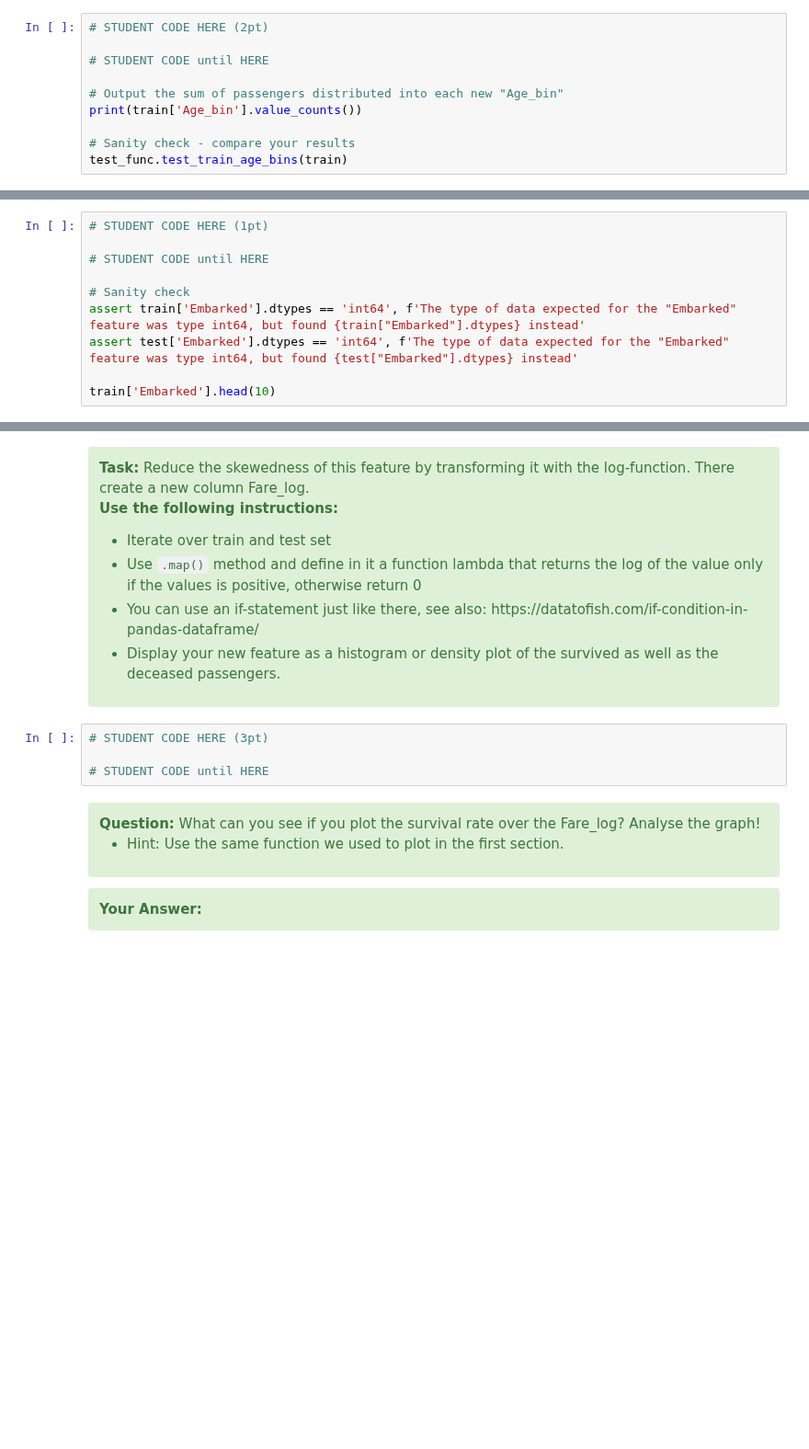
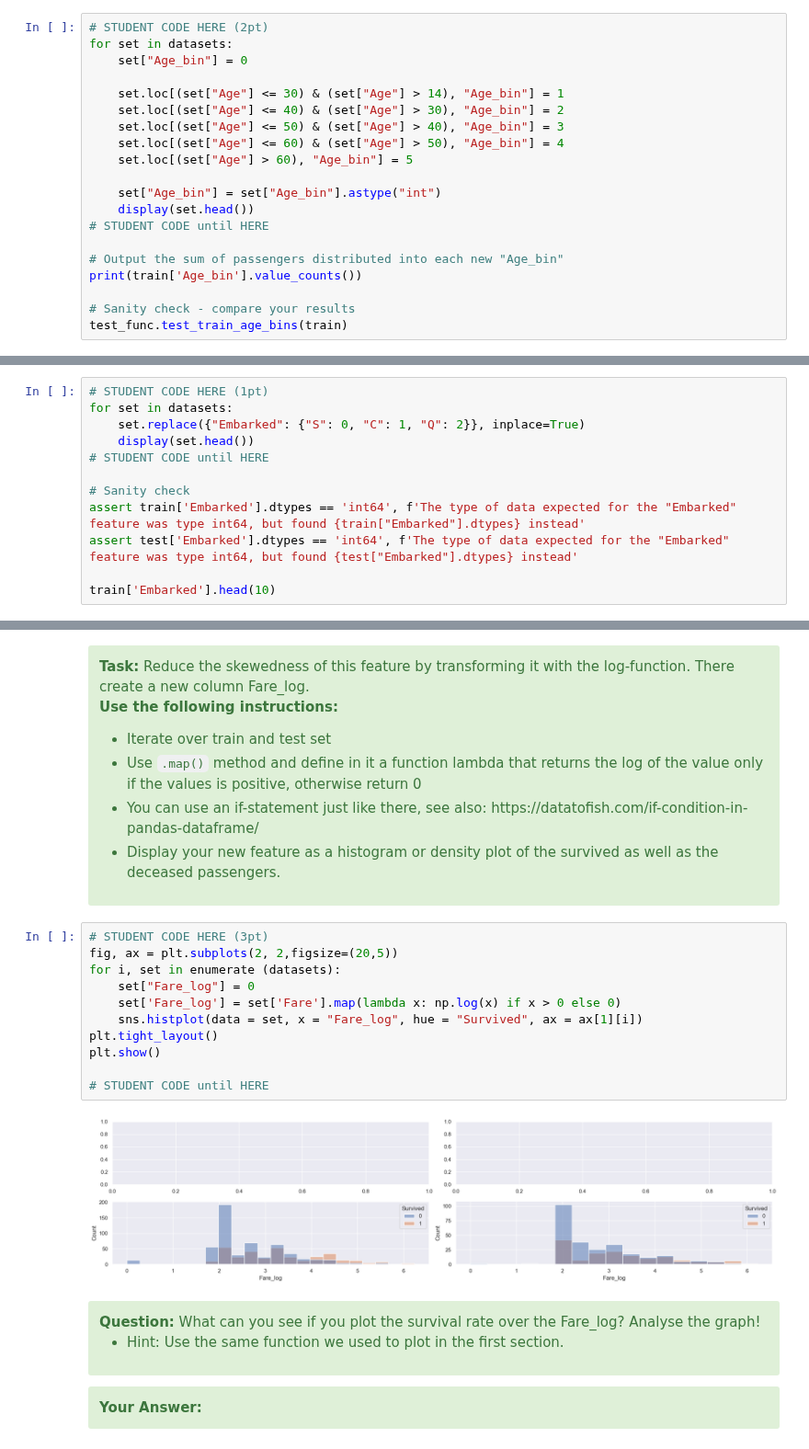
Before and after one commit to anton-seifert/LAMA, a Jupyter notebook: task-2-supervised-learning/Task 3.1 - Preparation.ipynb, the cells around one changed output, grey strips where cells are left out. Shown at 92% size. Drawn from its saved outputs; the diff is of its cells as text; blank space fills up the shorter version.

```diff
--- a/task-2-supervised-learning/Task 3.1 - Preparation.ipynb
+++ b/task-2-supervised-learning/Task 3.1 - Preparation.ipynb
@@ -643,7 +643,17 @@ a.add_legend()
 </div>
 # %%
 # STUDENT CODE HERE (2pt)
+for set in datasets:
+    set["Age_bin"] = 0
 
+    set.loc[(set["Age"] <= 30) & (set["Age"] > 14), "Age_bin"] = 1
+    set.loc[(set["Age"] <= 40) & (set["Age"] > 30), "Age_bin"] = 2
+    set.loc[(set["Age"] <= 50) & (set["Age"] > 40), "Age_bin"] = 3
+    set.loc[(set["Age"] <= 60) & (set["Age"] > 50), "Age_bin"] = 4
+    set.loc[(set["Age"] > 60), "Age_bin"] = 5
+
+    set["Age_bin"] = set["Age_bin"].astype("int")
+    display(set.head())
 # STUDENT CODE until HERE
 
 # Output the sum of passengers distributed into each new "Age_bin"
@@ -662,7 +694,9 @@ test_func.test_train_age_bins(train)
 </div>
 # %%
 # STUDENT CODE HERE (1pt)
-
+for set in datasets:
+    set.replace({"Embarked": {"S": 0, "C": 1, "Q": 2}}, inplace=True)
+    display(set.head())
 # STUDENT CODE until HERE
 
 # Sanity check
@@ -690,10 +751,19 @@ sns.histplot(train['Fare'][train['Survived'] == 1], color='b')
 </li>
 </ul>
 </div>
-# %%
-# STUDENT CODE HERE (3pt)
-
-# STUDENT CODE until HERE
+# %%
+# STUDENT CODE HERE (3pt)
+fig, ax = plt.subplots(2, 2,figsize=(20,5))
+for i, set in enumerate (datasets):
+    set["Fare_log"] = 0
+    set['Fare_log'] = set['Fare'].map(lambda x: np.log(x) if x > 0 else 0)
+    sns.histplot(data = set, x = "Fare_log", hue = "Survived", ax = ax[1][i])
+plt.tight_layout()
+plt.show()
+
+# STUDENT CODE until HERE
+# %% [output]
+[figure, added]
 # %% [markdown]
 <div class="alert alert-block alert-success">
 <b>Question:</b> What can you see if you plot the survival rate over the Fare_log? Analyse the graph!
```
Also changed, not shown: parts of 8 cells of this notebook.
